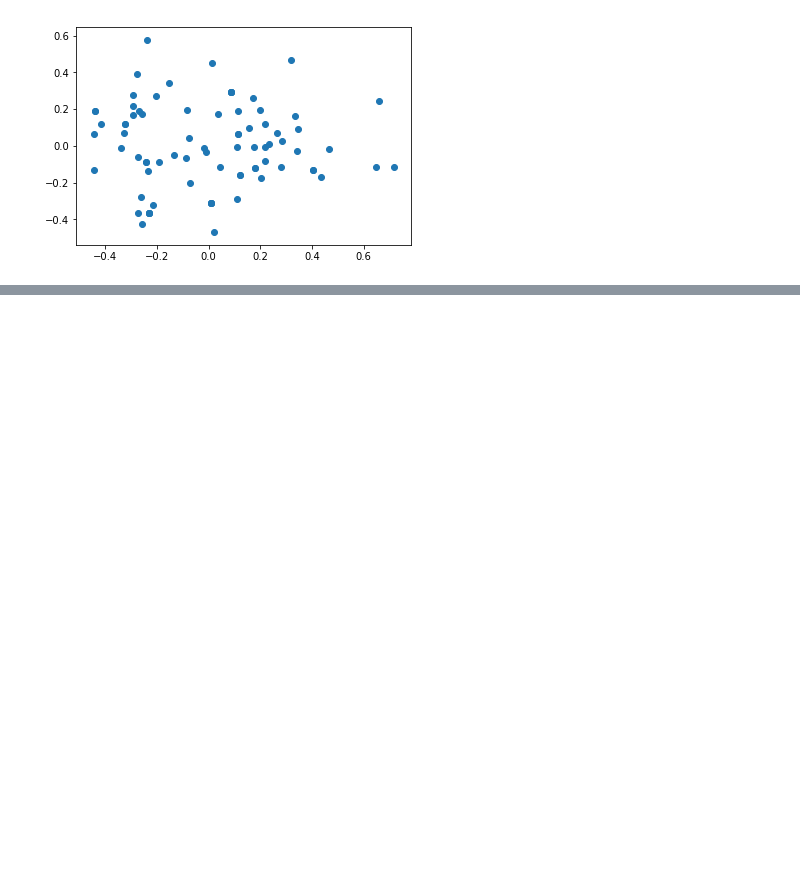
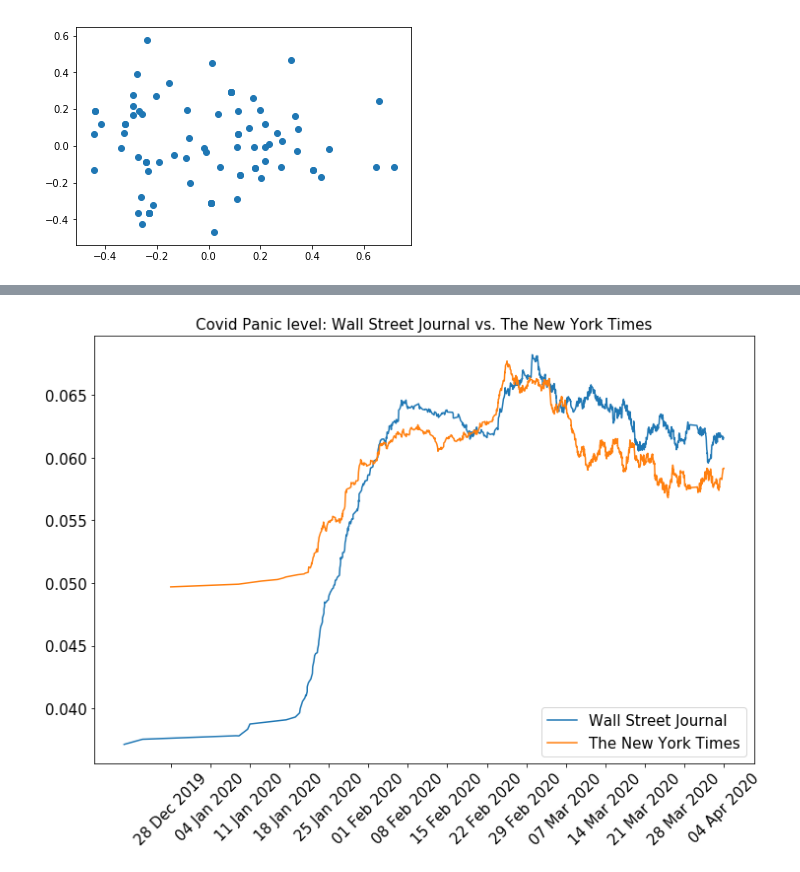
Before and after one commit to daniildmitriev/media-coverage-pandemics, a Jupyter notebook: SentimentAnalysis.ipynb, the cells around one changed output, grey strips where cells are left out. Saved outputs shown, nothing was run; the diff lists cells and outputs as text; code cells hidden in the pictures; blank space fills up the shorter version.

```diff
--- a/SentimentAnalysis.ipynb
+++ b/SentimentAnalysis.ipynb
@@ -167,0 +255,2 @@ BREAKING: British Airways stops flights to and from Gatwick Airport in coronavir
+# %%
+data = pd.read_csv("data/nytimes_covid.csv").sort_values("created_at")
@@ -167,0 +265,28 @@ BREAKING: British Airways stops flights to and from Gatwick Airport in coronavir
+# %%
+def exponential_smoothing(data, alpha):
+    output = [data[0]]
+    for val in data:
+        if np.isnan(val):
+            output.append(output[-1])
+        else:
+            output.append(output[-1] * alpha + val * (1 - alpha))
+    return output
+# %%
+
+SMALL_SIZE = 15
+MEDIUM_SIZE = 10
+BIGGER_SIZE = 12
+
+plt.rc('font', size=SMALL_SIZE)          # controls default text sizes
+plt.rc('axes', titlesize=SMALL_SIZE)     # fontsize of the axes title
+plt.rc('axes', labelsize=MEDIUM_SIZE)    # fontsize of the x and y labels
+plt.rc('xtick', labelsize=SMALL_SIZE)    # fontsize of the tick labels
+plt.rc('ytick', labelsize=SMALL_SIZE)    # fontsize of the tick labels
+plt.rc('legend', fontsize=SMALL_SIZE)    # legend fontsize
+plt.rc('figure', titlesize=BIGGER_SIZE)  # fontsize of the figure title
+
+# set tick width
+plt.rcParams['xtick.major.size'] = 20
+plt.rcParams['xtick.major.width'] = 4
+plt.rcParams['xtick.minor.size'] = 10
+plt.rcParams['xtick.minor.width'] = 2
@@ -167,0 +326,16 @@ BREAKING: British Airways stops flights to and from Gatwick Airport in coronavir
+# %%
+times_ticks = np.linspace(covid_start, covid_end, 15)
+times_covid_str = [datetime.fromtimestamp(int(timestamp // 1000)).strftime("%d %b %Y")
+                   for timestamp in times_ticks]
+# %%
+plt.figure(figsize=(12, 8))
+plt.title("Covid Panic level: Wall Street Journal vs. The New York Times")
+plt.plot(all_times_wsj, exponential_smoothing(panic_score_wsj, 0.99)[1:], label="Wall Street Journal")
+plt.plot(all_times_nyt, exponential_smoothing(panic_score_nyt, 0.99)[1:], label="The New York Times")
+plt.xticks(ticks=times_ticks, labels=times_covid_str)
+plt.xticks(rotation=45)
+plt.savefig("covid_panic_levels.pdf")
+plt.legend(loc='lower right')
+plt.show()
+# %% [output]
+[figure, added]
```
Also changed, not shown: parts of 48 cells of this notebook, 3 other files.
